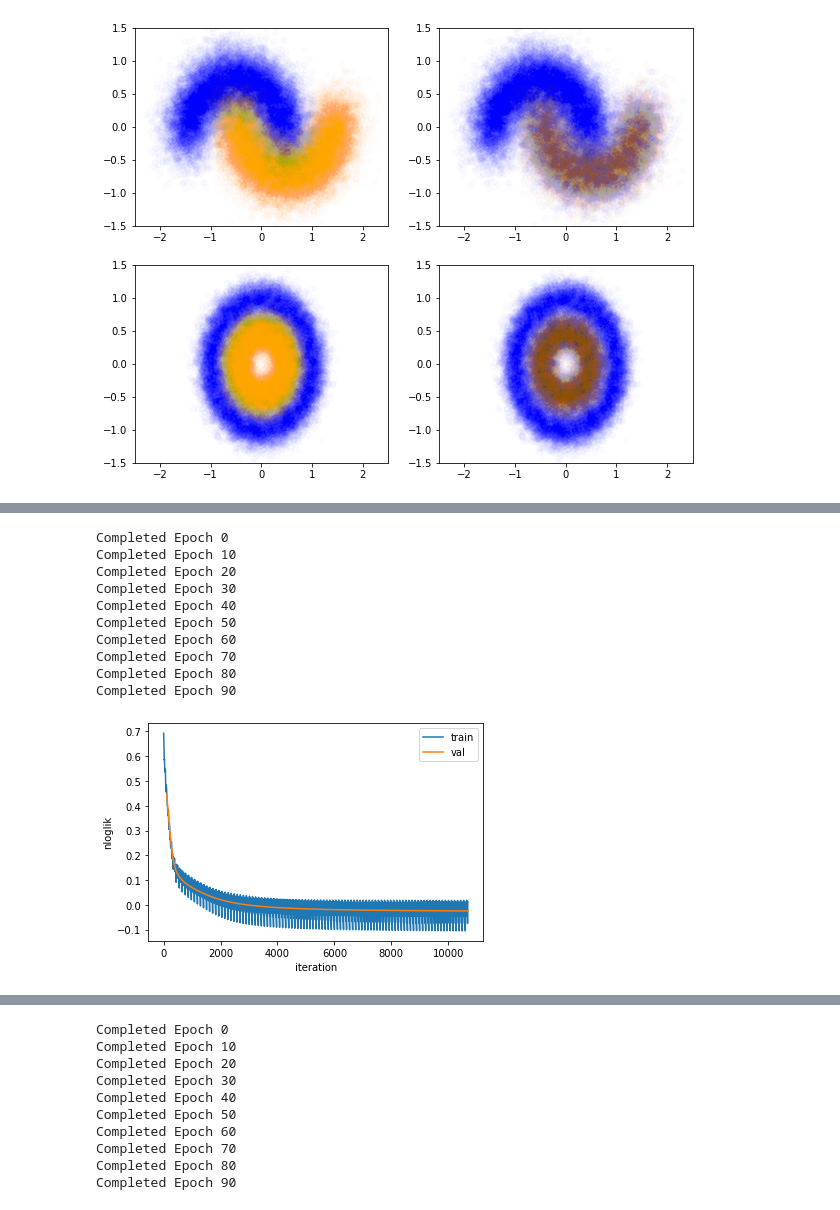
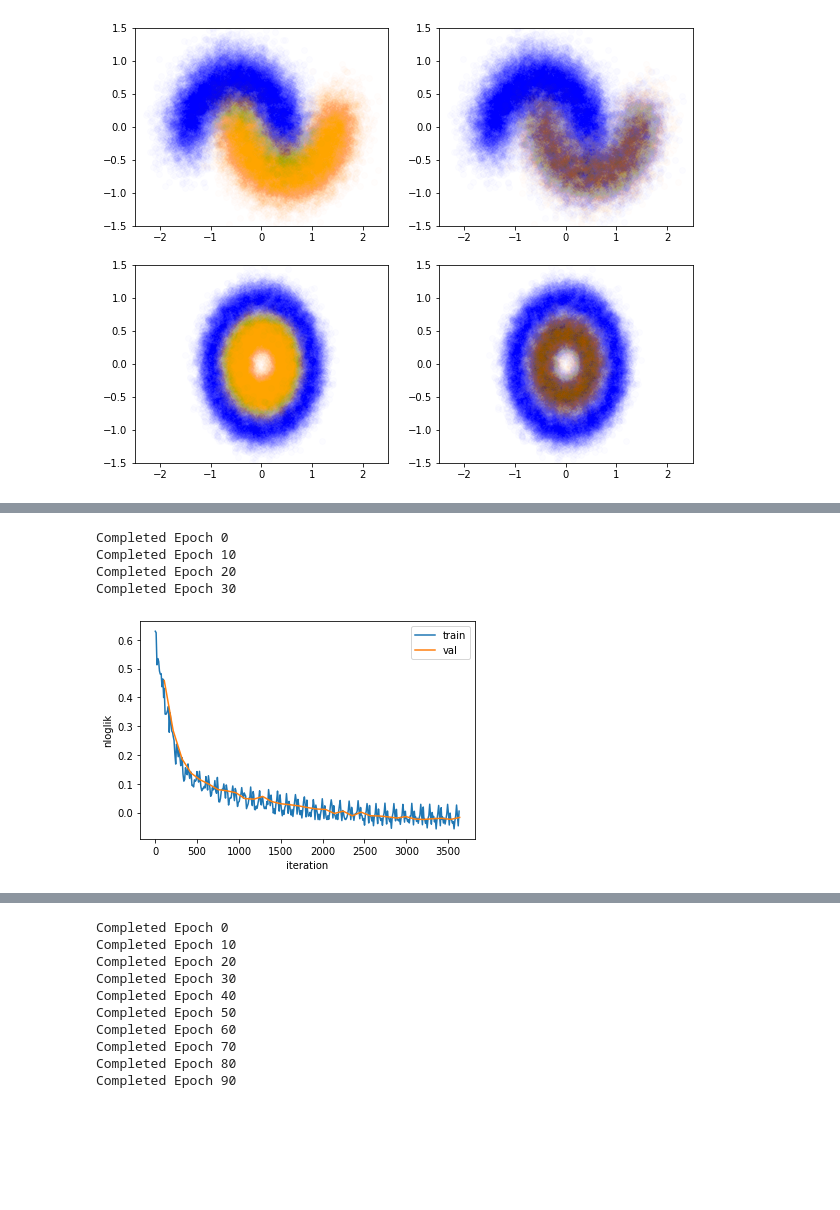
Before and after one commit to mengelhard/cft, a Jupyter notebook: notebooks/toy_example.ipynb, the cells around one changed output, grey strips where cells are left out. Drawn from its saved outputs; the diff is of its cells as text; code cells hidden in the pictures; blank space fills up the shorter version.

```diff
--- a/notebooks/toy_example.ipynb
+++ b/notebooks/toy_example.ipynb
@@ -91,43 +91,38 @@ c_val = c[val_idx:]
 # Run CFT Model
 
 tf.reset_default_graph()
 
 cft_mdl = CFTModel(
     encoder_layer_sizes=(100,),
     decoder_layer_sizes=(100,),
-    estimator='none',
+    estimator='gs',
     fpr_likelihood=True,
-    n_samples=20,
+    gs_temperature=.3,
+    n_samples=30,
     dropout_pct=.5)
 with tf.Session() as sess:
     train_stats, val_stats = cft_mdl.train(
         sess, x_train, t_train, s_train, x_val, t_val, s_val,
-        100, max_epochs_no_improve=2, learning_rate=3e-4,
+        100, max_epochs_no_improve=3, learning_rate=3e-4,
         verbose=False)
     c_pred_cft = cft_mdl.predict_c(sess, x_val)
     t_pred_cft = cft_mdl.predict_t(sess, x_val)
 
 train_stats = list(zip(*train_stats))
 val_stats = list(zip(*val_stats))
 
 plt.plot(train_stats[0], train_stats[1], label='train')
 plt.plot(val_stats[0], val_stats[1], label='val')
 plt.xlabel('iteration')
 plt.ylabel('nloglik')
 plt.legend()
 plt.show()
 # %% [output]
 Completed Epoch 0
 Completed Epoch 10
 Completed Epoch 20
 Completed Epoch 30
-Completed Epoch 40
-Completed Epoch 50
-Completed Epoch 60
-Completed Epoch 70
-Completed Epoch 80
-Completed Epoch 90
-[figure, old version]
+[figure, new version]
 # %%
 # Visualize CFT Predictions
 
```
Also changed, not shown: parts of 6 cells of this notebook, 1 other file.
